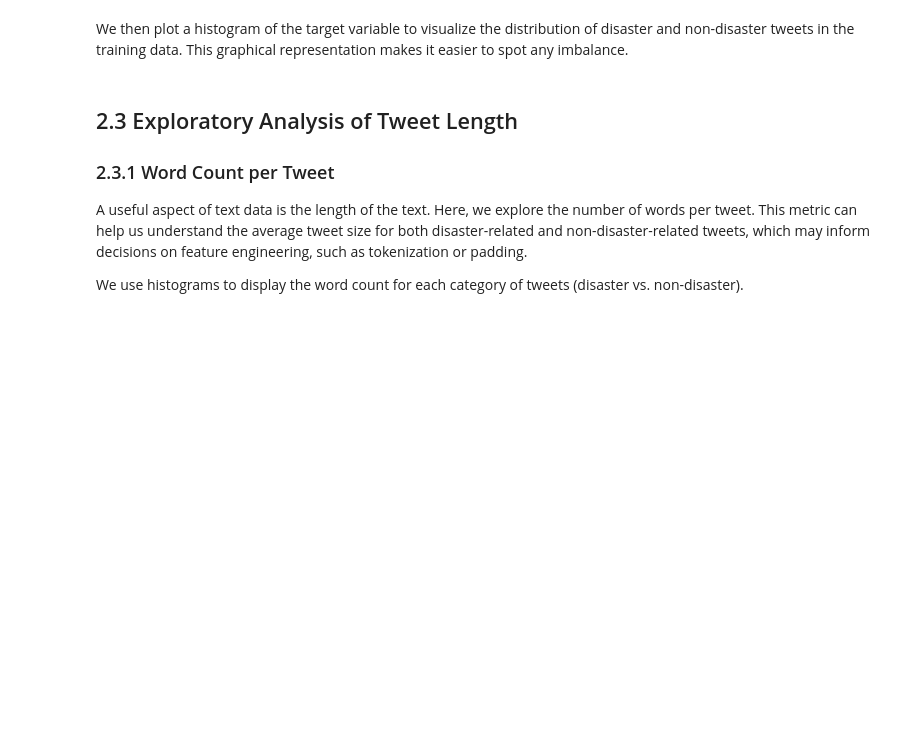
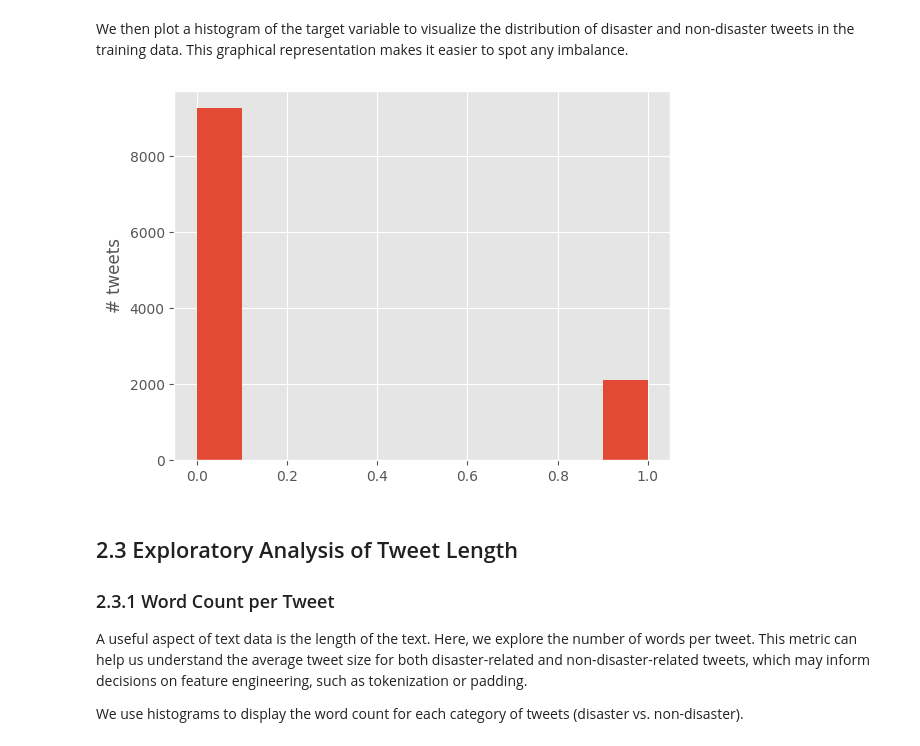
Before and after one commit to sergio11/disasters_prediction, a Jupyter notebook: Advanced_Classification_of_Disaster_Related_Tweets_Using_Deep_Learning.ipynb, the cells around one changed output. Saved outputs shown, nothing was run; the diff lists cells and outputs as text; code cells hidden in the pictures; blank space fills up the shorter version.

```diff
--- a/Advanced_Classification_of_Disaster_Related_Tweets_Using_Deep_Learning.ipynb
+++ b/Advanced_Classification_of_Disaster_Related_Tweets_Using_Deep_Learning.ipynb
@@ -130,9 +110,11 @@ X_train['target'].value_counts()
 # %% [markdown]
 We then plot a histogram of the target variable to visualize the distribution of disaster and non-disaster tweets in the training data. This graphical representation makes it easier to spot any imbalance.
 # %%
-X_train['target'].hist()
+data['target'].hist()
 plt.ylabel("# tweets")
 plt.show()
+# %% [output]
+[figure, added]
 # %% [markdown]
 ## 2.3 Exploratory Analysis of Tweet Length
 ### 2.3.1 Word Count per Tweet
```
Also changed, not shown: parts of 33 cells of this notebook.
